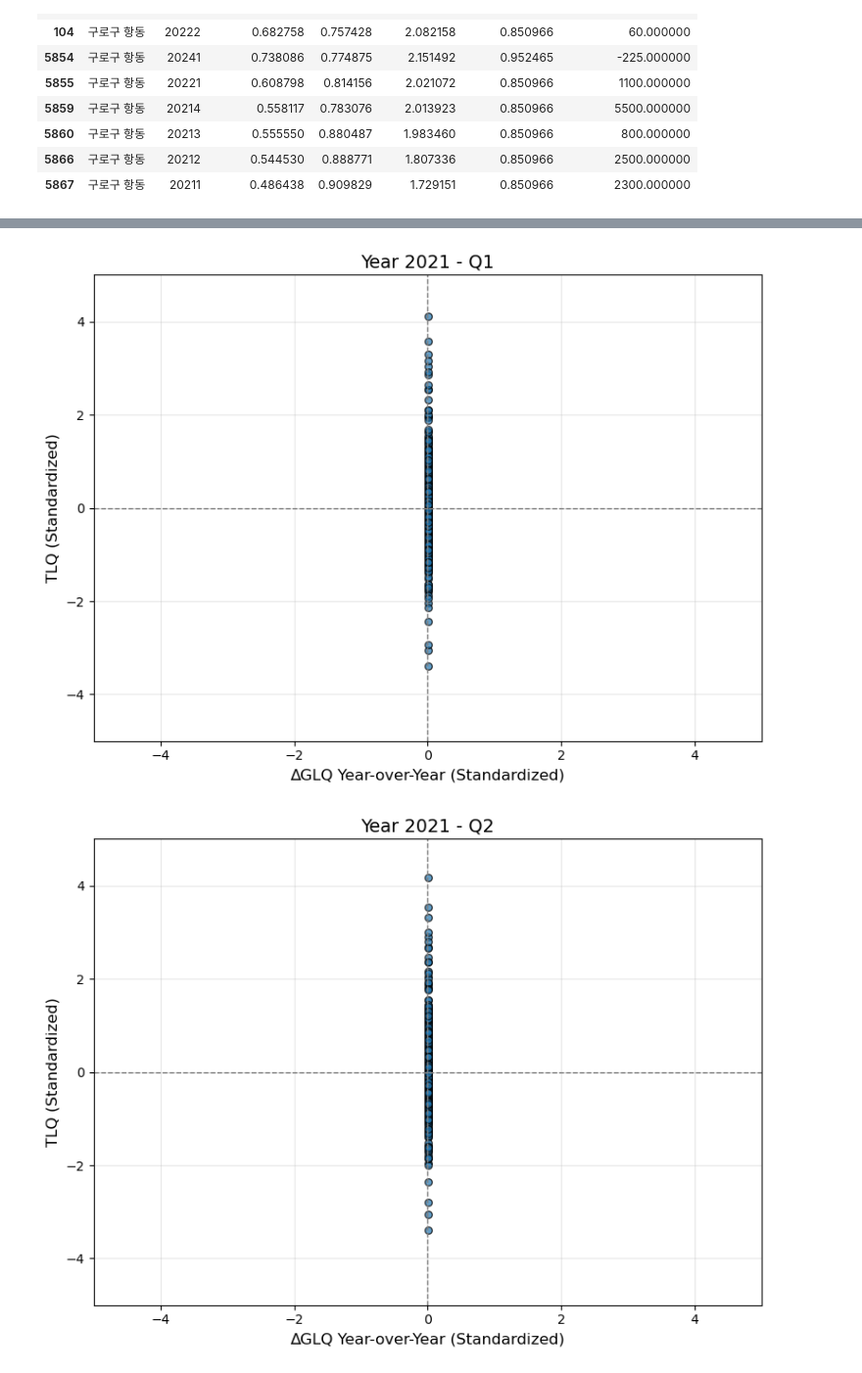
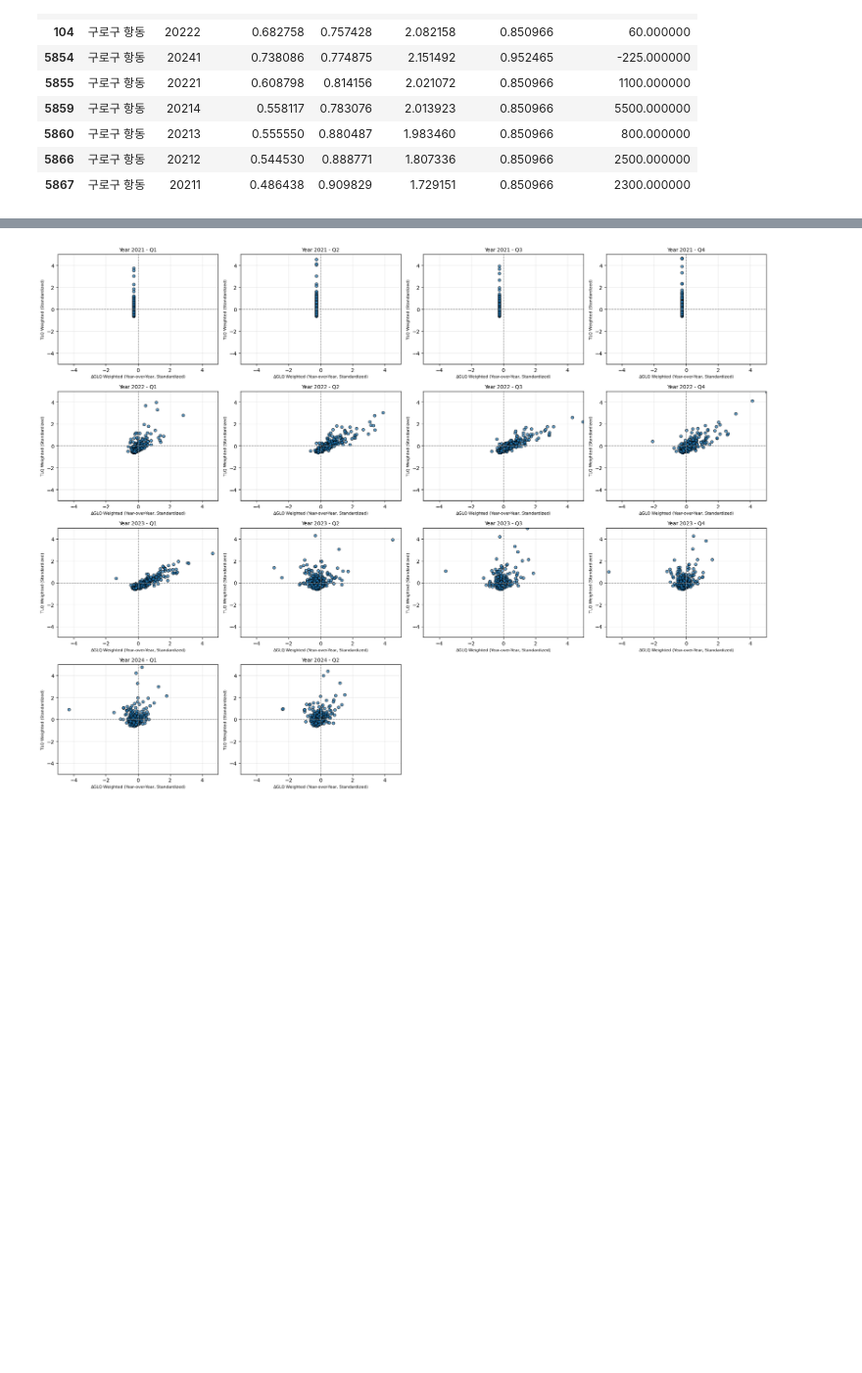
Before and after one commit to Gyuhyeon-Eom/FInal_Project, a Jupyter notebook: Final_FInal_LQ_EOM_2.ipynb, the cells around one changed output, grey strips where cells are left out. Shown at 98% size. Cells and saved outputs as stored; diff of their text form; code cells hidden in the pictures; blank space fills up the shorter version.

```diff
--- a/Final_FInal_LQ_EOM_2.ipynb
+++ b/Final_FInal_LQ_EOM_2.ipynb
@@ -236,28 +149,53 @@ merged_df_sorted.to_csv('merged_lq.csv', encoding ='utf-8')
 # %%
 import matplotlib.pyplot as plt
 
 # Define fixed axis limits for consistency
-x_min, x_max = -5, 5  # Adjust these values as needed
-y_min, y_max = -5, 5  # Adjust these values as needed
+x_min, x_max = -5, 5  # Adjust these values based on your data
+y_min, y_max = -5, 5  # Adjust these values based on your data
 
-# Create separate figures for each quarter within each year
-for year in sorted(unique_years):
-    for qtr in sorted(unique_quarters):
+# Calculate GLQ with adjusted population influence for year-over-year differences
+for col in lq_columns:
+    # Adjust GLQ calculation with change in pop_total (negative) and pop_floating (positive as is)
+    merged_df_sorted[f'{col}_weighted_year'] = (
+        (merged_df_sorted[col] * merged_df_sorted['pop_floating']) -
+        (merged_df_sorted[col] * merged_df_sorted['pop_total'].diff())
+    )
+    merged_df_sorted[f'delta_{col}_weighted_year'] = merged_df_sorted.groupby(['dong', 'qtr'])[f'{col}_weighted_year'].diff()
+
+# Calculate total weighted GLQ changes year-over-year
+delta_weighted_year_columns = [f'delta_{col}_weighted_year' for col in lq_columns]
+merged_df_sorted['delta_glq_year_weighted'] = merged_df_sorted[delta_weighted_year_columns].sum(axis=1)
+
+# Calculate TLQ without considering pop_total changes, only using pop_floating
+merged_df_sorted['tlq_weighted'] = (
+    merged_df_sorted[lq_columns].sum(axis=1) * merged_df_sorted['pop_floating']
+)
+
+# Standardize the new GLQ and TLQ
+scaler = StandardScaler()
+merged_df_sorted[['delta_glq_year_weighted', 'tlq_weighted']] = scaler.fit_transform(
+    merged_df_sorted[['delta_glq_year_weighted', 'tlq_weighted']]
+)
+
+# Visualization with fixed axis limits
+plt.figure(figsize=(20, 15))
+
+for i, year in enumerate(sorted(unique_years)):
+    for j, qtr in enumerate(sorted(unique_quarters)):
         data = merged_df_sorted[(merged_df_sorted['year'] == year) & (merged_df_sorted['qtr'] == qtr)]
-
-        if not data.empty:  # Proceed only if there is data for the current year and quarter
-            plt.figure(figsize=(8, 6))
-            plt.scatter(data['delta_glq_year'], data['tlq'], alpha=0.7, edgecolors='k', s=30)
-            plt.title(f'Year {year} - Q{qtr}', fontsize=14)
-            plt.xlabel('∆GLQ Year-over-Year (Standardized)', fontsize=12)
-            plt.ylabel('TLQ (Standardized)', fontsize=12)
+        if not data.empty:
+            plt.subplot(len(unique_years), len(unique_quarters), i * len(unique_quarters) + j + 1)
+            plt.scatter(data['delta_glq_year_weighted'], data['tlq_weighted'], alpha=0.7, edgecolors='k', s=30)
+            plt.title(f'Year {year} - Q{qtr}', fontsize=10)
+            plt.xlabel('∆GLQ Weighted (Year-over-Year, Standardized)', fontsize=8)
+            plt.ylabel('TLQ Weighted (Standardized)', fontsize=8)
             plt.axhline(y=0, color='gray', linestyle='--', linewidth=1)
             plt.axvline(x=0, color='gray', linestyle='--', linewidth=1)
             plt.xlim(x_min, x_max)  # Fix x-axis limits
             plt.ylim(y_min, y_max)  # Fix y-axis limits
             plt.grid(alpha=0.3)
-            plt.tight_layout()
-            plt.show()
+
+plt.tight_layout()
+plt.show()
 # %% [output]
-[figure, old version]
+[figure, new version]
-[figure, removed]
```
Also changed, not shown: parts of 18 cells of this notebook.
